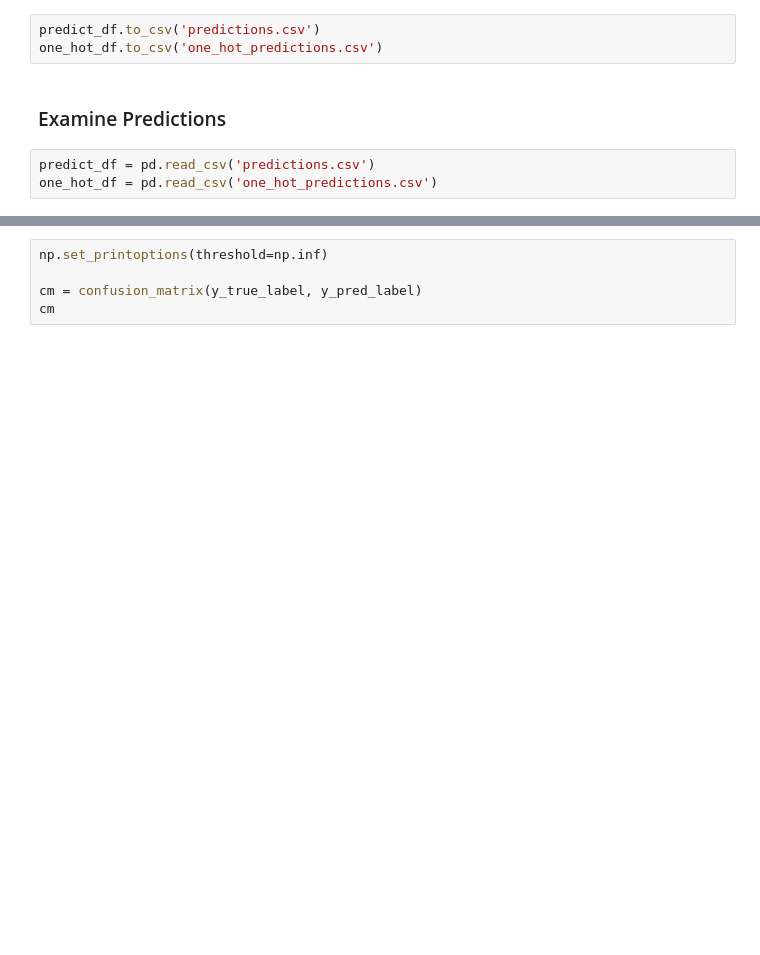
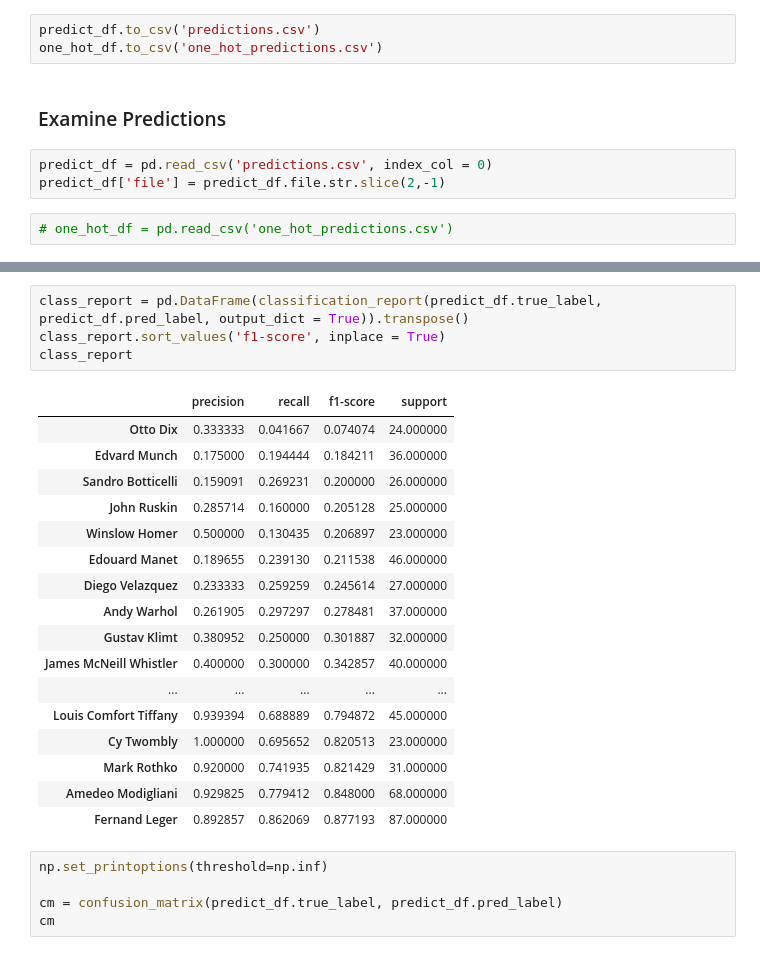
Before and after one commit to rcharan/art-dream, a Jupyter notebook: classification/evaluation.ipynb, the cells around one changed output, grey strips where cells are left out. Cells and saved outputs as stored; diff of their text form; blank space fills up the shorter version.

```diff
--- a/classification/evaluation.ipynb
+++ b/classification/evaluation.ipynb
@@ -156,6 +159,8 @@ predict_df.to_csv('predictions.csv')
 one_hot_df.to_csv('one_hot_predictions.csv')
 # %% [markdown]
 ### Examine Predictions
+# %%
+predict_df = pd.read_csv('predictions.csv', index_col = 0)
+predict_df['file'] = predict_df.file.str.slice(2,-1)
 # %%
-predict_df = pd.read_csv('predictions.csv')
-one_hot_df = pd.read_csv('one_hot_predictions.csv')
+# one_hot_df = pd.read_csv('one_hot_predictions.csv')
@@ -164,7 +203,29 @@ print(classification_report(y_true_label, y_pred_label))
+# %%
+class_report = pd.DataFrame(classification_report(predict_df.true_label, predict_df.pred_label, output_dict = True)).transpose()
+class_report.sort_values('f1-score', inplace = True)
+class_report
+# %% [output]
+|  | precision | recall | f1-score | support |
+| Otto Dix | 0.333333 | 0.041667 | 0.074074 | 24.000000 |
+| Edvard Munch | 0.175000 | 0.194444 | 0.184211 | 36.000000 |
+| Sandro Botticelli | 0.159091 | 0.269231 | 0.200000 | 26.000000 |
+| John Ruskin | 0.285714 | 0.160000 | 0.205128 | 25.000000 |
+| Winslow Homer | 0.500000 | 0.130435 | 0.206897 | 23.000000 |
+| Edouard Manet | 0.189655 | 0.239130 | 0.211538 | 46.000000 |
+| Diego Velazquez | 0.233333 | 0.259259 | 0.245614 | 27.000000 |
+| Andy Warhol | 0.261905 | 0.297297 | 0.278481 | 37.000000 |
+| Gustav Klimt | 0.380952 | 0.250000 | 0.301887 | 32.000000 |
+| James McNeill Whistler | 0.400000 | 0.300000 | 0.342857 | 40.000000 |
+| ... | ... | ... | ... | ... |
+| Louis Comfort Tiffany | 0.939394 | 0.688889 | 0.794872 | 45.000000 |
+| Cy Twombly | 1.000000 | 0.695652 | 0.820513 | 23.000000 |
+| Mark Rothko | 0.920000 | 0.741935 | 0.821429 | 31.000000 |
+| Amedeo Modigliani | 0.929825 | 0.779412 | 0.848000 | 68.000000 |
+| Fernand Leger | 0.892857 | 0.862069 | 0.877193 | 87.000000 |
 # %%
 np.set_printoptions(threshold=np.inf)
 
-cm = confusion_matrix(y_true_label, y_pred_label)
+cm = confusion_matrix(predict_df.true_label, predict_df.pred_label)
 cm
 # %%
 fig, ax = plt.subplots(figsize = (20, 20))
```
Also changed, not shown: parts of 7 cells of this notebook.
